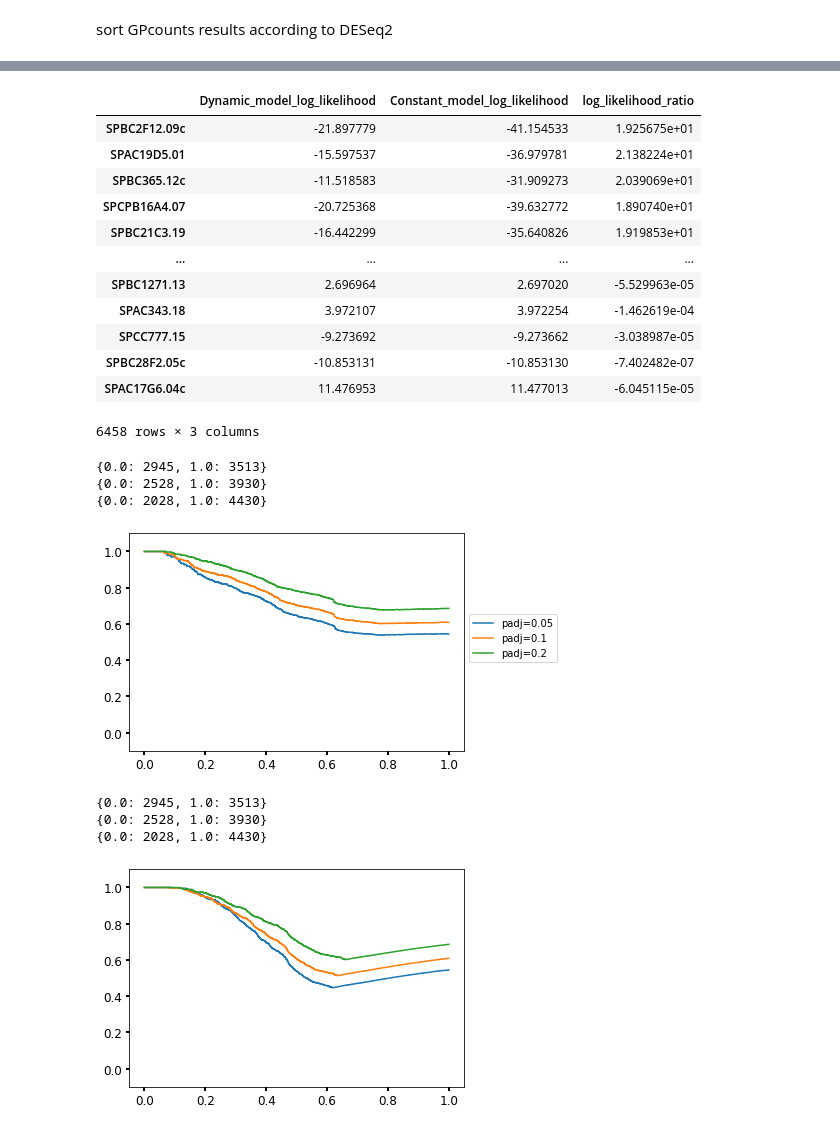
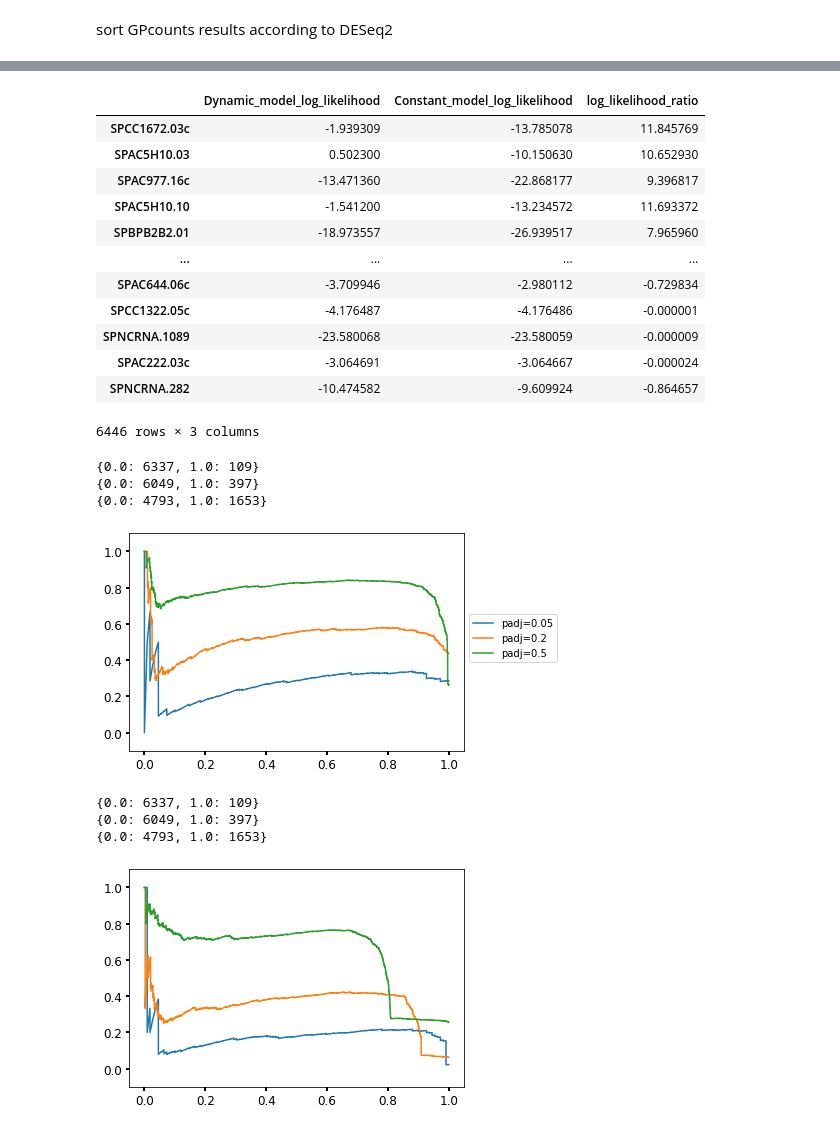
Before and after one commit to ManchesterBioinference/GPcounts, a Jupyter notebook: notebooks/fission_dataset/Compare_DESeq_one_sample.ipynb, the cells around one changed output, grey strips where cells are left out. Cells and saved outputs as stored; diff of their text form; code cells hidden in the pictures.

```diff
--- a/notebooks/fission_dataset/Compare_DESeq_one_sample.ipynb
+++ b/notebooks/fission_dataset/Compare_DESeq_one_sample.ipynb
@@ -21,7 +21,8 @@ print(GPcounts_G.shape)
 (6459, 3)
 # %%
 DESeq_sorted = DESeq2.sort_values(by=['padj'])
-DESeq_sorted = DESeq_sorted.drop(['SPAC186.05c'])
+nan_gene = list(DESeq_sorted[DESeq_sorted['padj'].isnull()].index.values)
+DESeq_sorted = DESeq_sorted.drop(nan_gene)
 DESeq_sorted
 # %% [output]
 |  | baseMean | log2FoldChange | lfcSE | stat | pvalue | padj |
@@ -97,20 +98,20 @@ GPcounts_G_DESeq_sorted = GPcounts_G.reindex(list(DESeq_sorted.index.values))
 GPcounts_G_DESeq_sorted
 # %% [output]
 |  | Dynamic_model_log_likelihood | Constant_model_log_likelihood | log_likelihood_ratio |
-| SPBC2F12.09c | -21.897779 | -41.154533 | 1.925675e+01 |
-| SPAC19D5.01 | -15.597537 | -36.979781 | 2.138224e+01 |
-| SPBC365.12c | -11.518583 | -31.909273 | 2.039069e+01 |
-| SPCPB16A4.07 | -20.725368 | -39.632772 | 1.890740e+01 |
-| SPBC21C3.19 | -16.442299 | -35.640826 | 1.919853e+01 |
+| SPCC1672.03c | -1.939309 | -13.785078 | 11.845769 |
+| SPAC5H10.03 | 0.502300 | -10.150630 | 10.652930 |
+| SPAC977.16c | -13.471360 | -22.868177 | 9.396817 |
+| SPAC5H10.10 | -1.541200 | -13.234572 | 11.693372 |
+| SPBPB2B2.01 | -18.973557 | -26.939517 | 7.965960 |
 | ... | ... | ... | ... |
-| SPBC1271.13 | 2.696964 | 2.697020 | -5.529963e-05 |
-| SPAC343.18 | 3.972107 | 3.972254 | -1.462619e-04 |
-| SPCC777.15 | -9.273692 | -9.273662 | -3.038987e-05 |
-| SPBC28F2.05c | -10.853131 | -10.853130 | -7.402482e-07 |
-| SPAC17G6.04c | 11.476953 | 11.477013 | -6.045115e-05 |
+| SPAC644.06c | -3.709946 | -2.980112 | -0.729834 |
+| SPCC1322.05c | -4.176487 | -4.176486 | -0.000001 |
+| SPNCRNA.1089 | -23.580068 | -23.580059 | -0.000009 |
+| SPAC222.03c | -3.064691 | -3.064667 | -0.000024 |
+| SPNCRNA.282 | -10.474582 | -9.609924 | -0.864657 |
-6458 rows × 3 columns
+6446 rows × 3 columns
 # %%
-padj = [.05,.1,.2]
+padj = [.05,.2,.5]
 DESeq_id = list(DESeq_sorted.index.values)
 fig = plt.figure()
 
@@ -128,38 +129,38 @@ for df in range(len(dfs)):
                 true_label[j] = 1
 
         labels = pd.DataFrame(true_label, index =DESeq_sorted.index.values, columns =['label'])
 
         unique, counts = np.unique(true_label, return_counts=True)
 
         print(dict(zip(unique, counts)))
         precision, recall, thresholds = metrics.precision_recall_curve(labels['label'],dfs[df])
 
         plt.plot( recall,precision,label='padj='+str(padj[i]))
         plt.tick_params(labelsize='large', width=2)
         '''
         plt.xlabel('recall')
         plt.ylabel('precision')
         plt.legend(loc='best', bbox_to_anchor=(1.22, .75))
         '''
         if df == 0:
             plt.legend(loc='best', bbox_to_anchor=(1., .65))
 
             #title = 'GPcounts with NB likelihood'
         '''
         else:
             title = 'GPcounts with Gaussian likelihood'
 
         plt.title(title )
         '''
         plt.ylim([-.1,1.1])
 
     plt.show()
 # %% [output]
-{0.0: 2945, 1.0: 3513}
-{0.0: 2528, 1.0: 3930}
-{0.0: 2028, 1.0: 4430}
+{0.0: 6337, 1.0: 109}
+{0.0: 6049, 1.0: 397}
+{0.0: 4793, 1.0: 1653}
-[figure, old version]
+[figure, new version]
-{0.0: 2945, 1.0: 3513}
-{0.0: 2528, 1.0: 3930}
-{0.0: 2028, 1.0: 4430}
+{0.0: 6337, 1.0: 109}
+{0.0: 6049, 1.0: 397}
+{0.0: 4793, 1.0: 1653}
-[figure, old version]
+[figure, new version]
```
Also changed, not shown: parts of 6 cells of this notebook, 52 other files.
